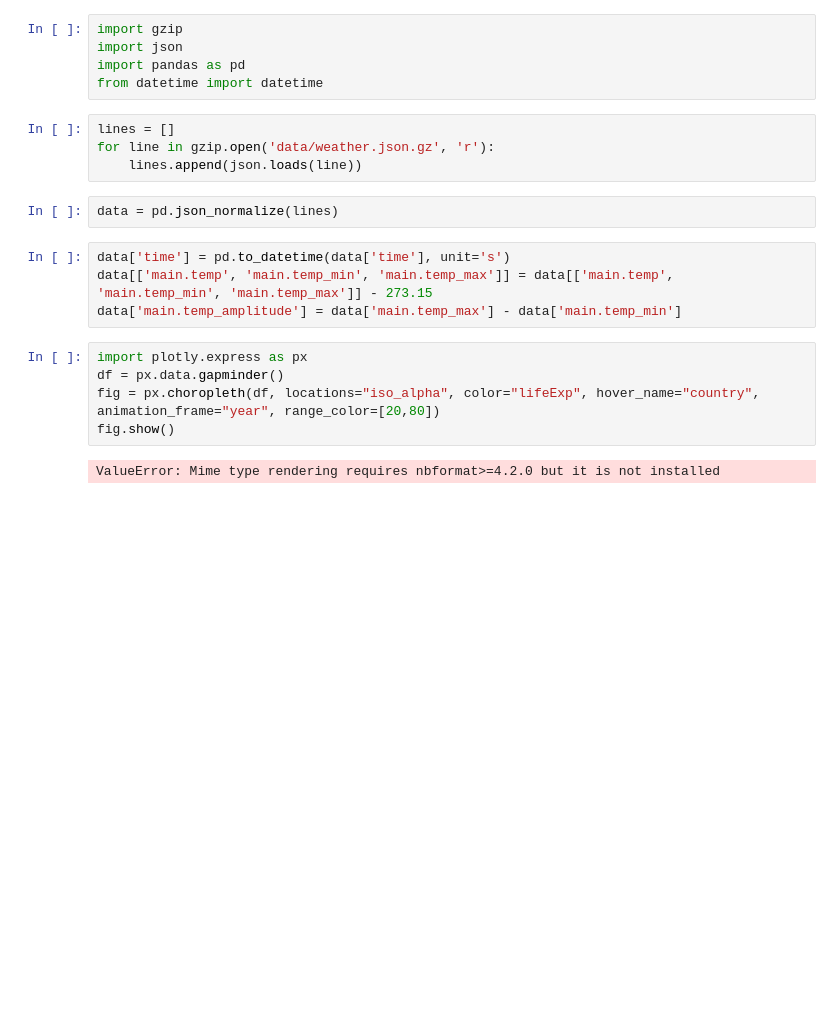
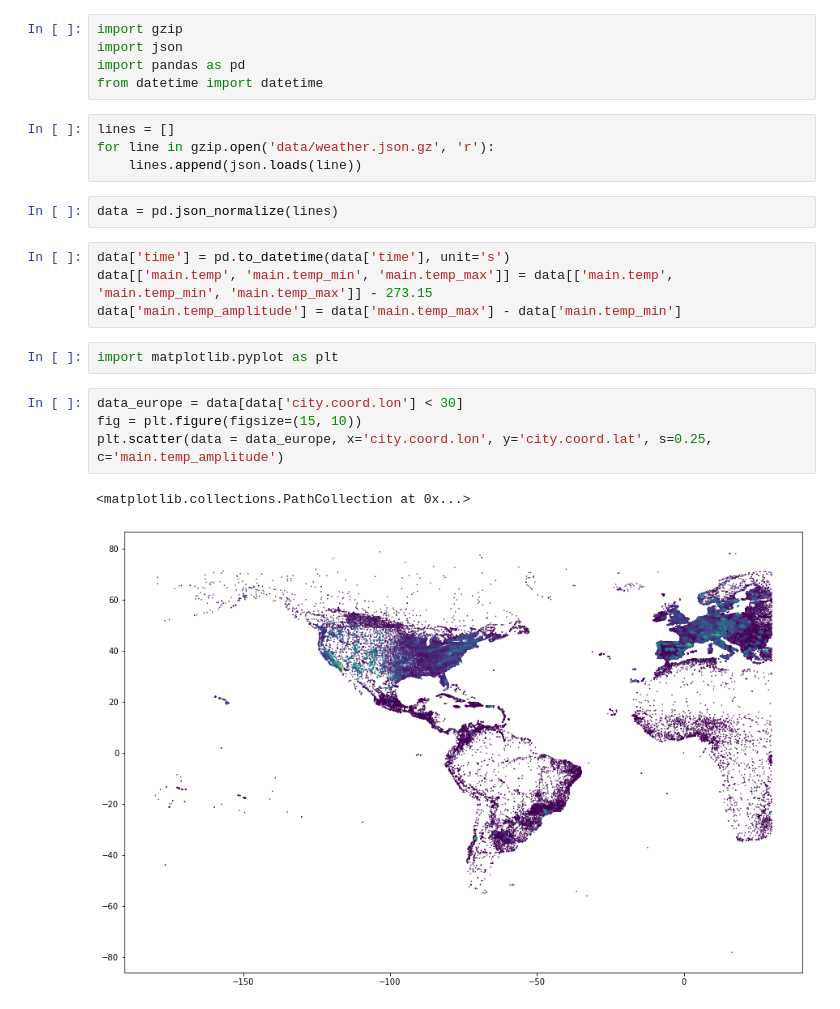
Before and after one commit to piotr-de/whiteswandata-challenge, a Jupyter notebook: weather_visualization.ipynb, the cells around one changed output. Drawn from its saved outputs; the diff is of its cells as text; blank space fills up the shorter version.

Commit message:
Map scatter plot

```diff
--- a/weather_visualization.ipynb
+++ b/weather_visualization.ipynb
@@ -13,10 +13,12 @@ data = pd.json_normalize(lines)
 data['time'] = pd.to_datetime(data['time'], unit='s')
 data[['main.temp', 'main.temp_min', 'main.temp_max']] = data[['main.temp', 'main.temp_min', 'main.temp_max']] - 273.15
 data['main.temp_amplitude'] = data['main.temp_max'] - data['main.temp_min']
-# %%
-import plotly.express as px
-df = px.data.gapminder()
-fig = px.choropleth(df, locations="iso_alpha", color="lifeExp", hover_name="country", animation_frame="year", range_color=[20,80])
-fig.show()
-# %% [output]
-ValueError: Mime type rendering requires nbformat>=4.2.0 but it is not installed
+# %%
+import matplotlib.pyplot as plt
+# %%
+data_europe = data[data['city.coord.lon'] < 30]
+fig = plt.figure(figsize=(15, 10))
+plt.scatter(data = data_europe, x='city.coord.lon', y='city.coord.lat', s=0.25, c='main.temp_amplitude')
+# %% [output]
+<matplotlib.collections.PathCollection at 0x...>
+[figure, added]
```
